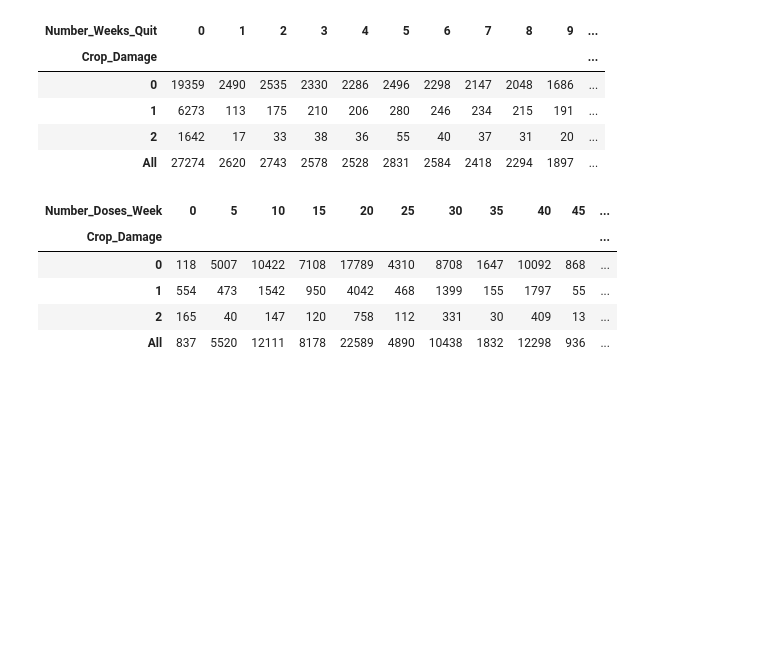
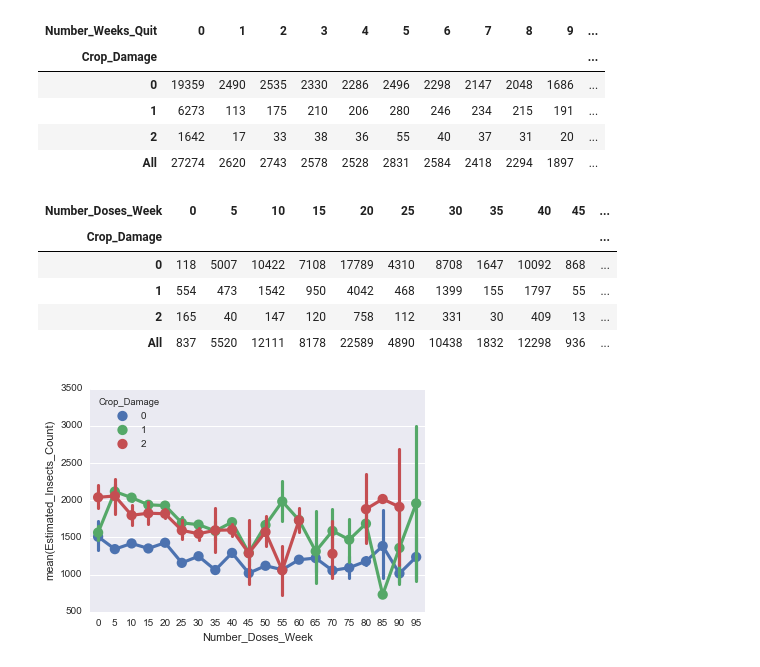
Before and after one commit to numb3r33/av-practice, a Jupyter notebook: last_man_standing/analysis.ipynb, the cells around one changed output. Cells and saved outputs as stored; diff of their text form; code cells hidden in the pictures; blank space fills up the shorter version.

```diff
--- a/last_man_standing/analysis.ipynb
+++ b/last_man_standing/analysis.ipynb
@@ -488,3 +508,9 @@ pd.crosstab(train.Crop_Damage, train.Number_Doses_Week, margins=True)
 | 1 | 554 | 473 | 1542 | 950 | 4042 | 468 | 1399 | 155 | 1797 | 55 | ... |
 | 2 | 165 | 40 | 147 | 120 | 758 | 112 | 331 | 30 | 409 | 13 | ... |
 | All | 837 | 5520 | 12111 | 8178 | 22589 | 4890 | 10438 | 1832 | 12298 | 936 | ... |
+# %%
+# Number of doses per week
+train_sorted = train.sort_values(by='Number_Doses_Week')
+sns.pointplot(x=train_sorted.Number_Doses_Week, y=train_sorted.Estimated_Insects_Count, hue=train_sorted.Crop_Damage);
+# %% [output]
+[figure, added]
```
Also changed, not shown: parts of 16 cells of this notebook, 2 other files.
